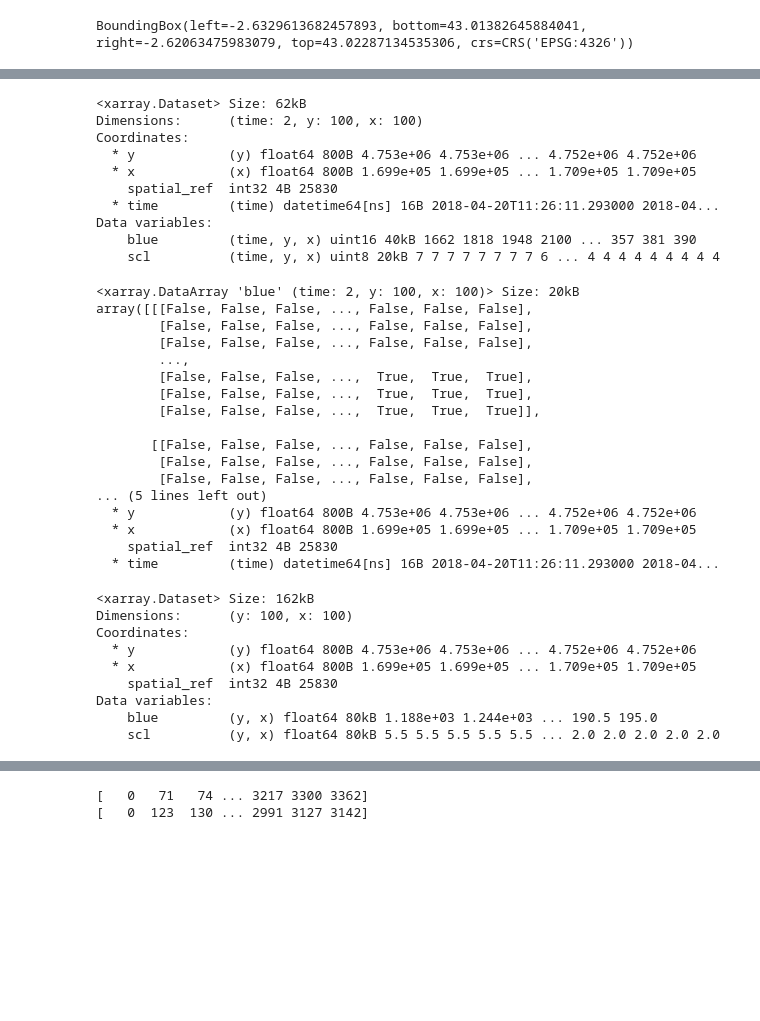
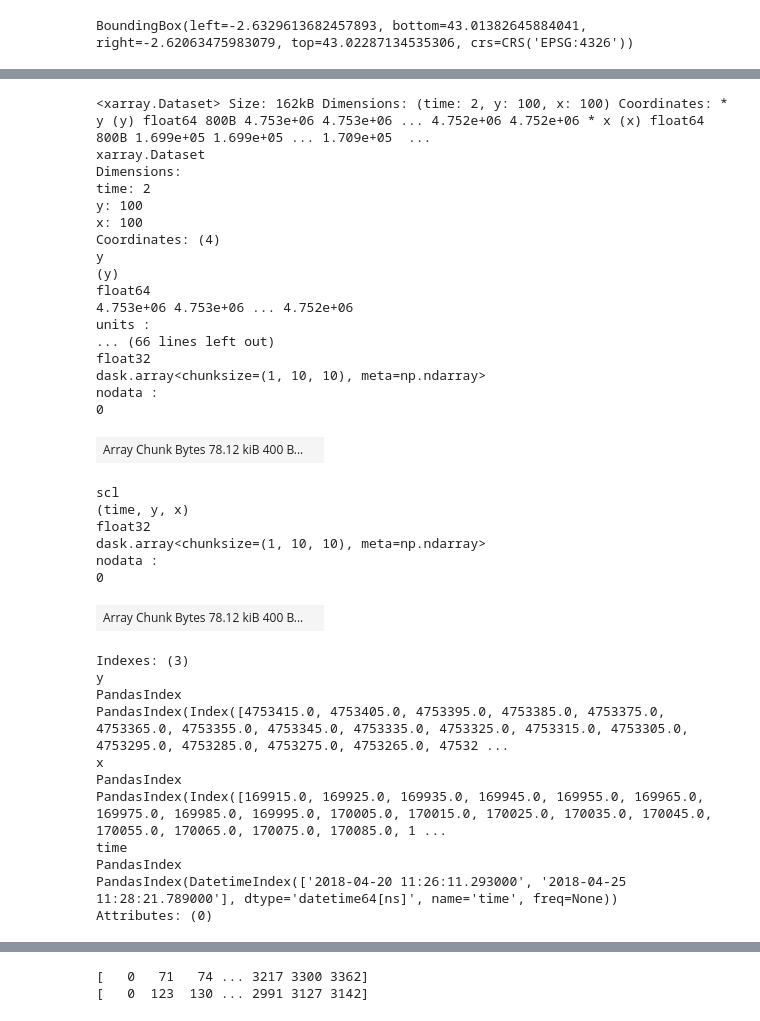
Before and after one commit to diegomvd/iberian.carbon, a Jupyter notebook: annual_sentinel_mosaics/annual_mosaic_test.ipynb, the cells around one changed output, grey strips where cells are left out. Saved outputs shown, nothing was run; the diff lists cells and outputs as text; code cells hidden in the pictures; blank space fills up the shorter version.

```diff
--- a/annual_sentinel_mosaics/annual_mosaic_test.ipynb
+++ b/annual_sentinel_mosaics/annual_mosaic_test.ipynb
@@ -125,49 +143,43 @@ Data variables:
 # %%
-data = src_dataset[['blue','scl']].compute()
+data = src_dataset[['blue','scl']]
 data
 # %% [output]
-<xarray.Dataset> Size: 62kB
-Dimensions:      (time: 2, y: 100, x: 100)
-Coordinates:
-  * y            (y) float64 800B 4.753e+06 4.753e+06 ... 4.752e+06 4.752e+06
-  * x            (x) float64 800B 1.699e+05 1.699e+05 ... 1.709e+05 1.709e+05
-    spatial_ref  int32 4B 25830
-  * time         (time) datetime64[ns] 16B 2018-04-20T11:26:11.293000 2018-04...
-Data variables:
-    blue         (time, y, x) uint16 40kB 1662 1818 1948 2100 ... 357 381 390
-    scl          (time, y, x) uint8 20kB 7 7 7 7 7 7 7 7 6 ... 4 4 4 4 4 4 4 4 4
+<xarray.Dataset> Size: 162kB Dimensions: (time: 2, y: 100, x: 100) Coordinates: * y (y) float64 800B 4.753e+06 4.753e+06 ... 4.752e+06 4.752e+06 * x (x) float64 800B 1.699e+05 1.699e+05 ... 1.709e+05  ...
+xarray.Dataset
+Dimensions:
+time: 2
+y: 100
+x: 100
+Coordinates: (4)
+y
+(y)
+float64
+4.753e+06 4.753e+06 ... 4.752e+06
+units :
+... (66 lines left out)
+float32
+dask.array<chunksize=(1, 10, 10), meta=np.ndarray>
+nodata :
+0
+| Array Chunk Bytes 78.12 kiB 400 B... |  |
+scl
+(time, y, x)
+float32
+dask.array<chunksize=(1, 10, 10), meta=np.ndarray>
+nodata :
+0
+| Array Chunk Bytes 78.12 kiB 400 B... |  |
+Indexes: (3)
+y
+PandasIndex
+PandasIndex(Index([4753415.0, 4753405.0, 4753395.0, 4753385.0, 4753375.0, 4753365.0, 4753355.0, 4753345.0, 4753335.0, 4753325.0, 4753315.0, 4753305.0, 4753295.0, 4753285.0, 4753275.0, 4753265.0, 47532 ...
+x
+PandasIndex
+PandasIndex(Index([169915.0, 169925.0, 169935.0, 169945.0, 169955.0, 169965.0, 169975.0, 169985.0, 169995.0, 170005.0, 170015.0, 170025.0, 170035.0, 170045.0, 170055.0, 170065.0, 170075.0, 170085.0, 1 ...
+time
+PandasIndex
+PandasIndex(DatetimeIndex(['2018-04-20 11:26:11.293000', '2018-04-25 11:28:21.789000'], dtype='datetime64[ns]', name='time', freq=None))
+Attributes: (0)
-# %%
-data.blue == 0
-# %% [output]
-<xarray.DataArray 'blue' (time: 2, y: 100, x: 100)> Size: 20kB
-array([[[False, False, False, ..., False, False, False],
-        [False, False, False, ..., False, False, False],
-        [False, False, False, ..., False, False, False],
-        ...,
-        [False, False, False, ...,  True,  True,  True],
-        [False, False, False, ...,  True,  True,  True],
-        [False, False, False, ...,  True,  True,  True]],
-
-       [[False, False, False, ..., False, False, False],
-        [False, False, False, ..., False, False, False],
-        [False, False, False, ..., False, False, False],
-... (5 lines left out)
-  * y            (y) float64 800B 4.753e+06 4.753e+06 ... 4.752e+06 4.752e+06
-  * x            (x) float64 800B 1.699e+05 1.699e+05 ... 1.709e+05 1.709e+05
-    spatial_ref  int32 4B 25830
-  * time         (time) datetime64[ns] 16B 2018-04-20T11:26:11.293000 2018-04...
 # %%
 med = data.median(dim='time')
 medskip = data.median(dim='time',skipna=True)
-# %%
-med
-# %% [output]
-<xarray.Dataset> Size: 162kB
-Dimensions:      (y: 100, x: 100)
-Coordinates:
-  * y            (y) float64 800B 4.753e+06 4.753e+06 ... 4.752e+06 4.752e+06
-  * x            (x) float64 800B 1.699e+05 1.699e+05 ... 1.709e+05 1.709e+05
-    spatial_ref  int32 4B 25830
-Data variables:
-    blue         (y, x) float64 80kB 1.188e+03 1.244e+03 ... 190.5 195.0
-    scl          (y, x) float64 80kB 5.5 5.5 5.5 5.5 5.5 ... 2.0 2.0 2.0 2.0 2.0
```
Also changed, not shown: parts of 9 cells of this notebook, 2 other files.
